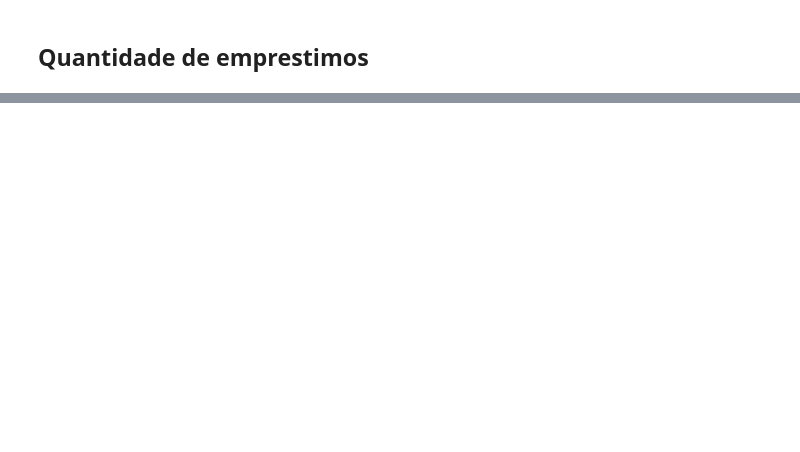
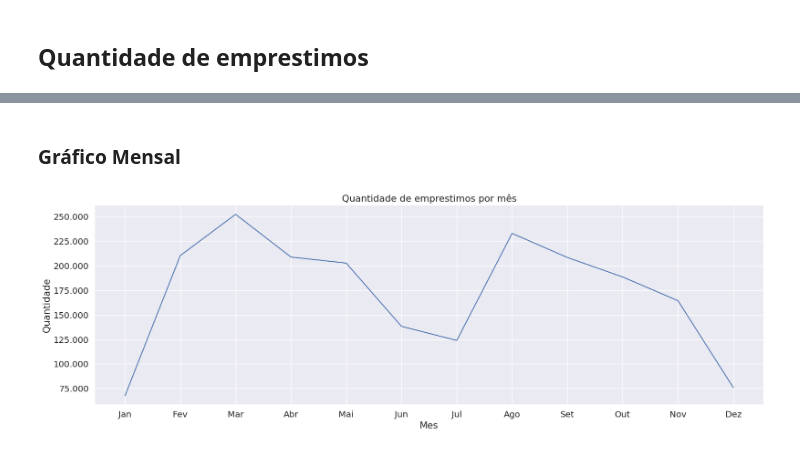
Before and after one commit to Beckyyy07/7DaysOfCodeAlura, a Jupyter notebook: 7DaysOfCode.ipynb, the cells around one changed output, grey strips where cells are left out. Cells and saved outputs as stored; diff of their text form; code cells hidden in the pictures; blank space fills up the shorter version.

```diff
--- a/7DaysOfCode.ipynb
+++ b/7DaysOfCode.ipynb
@@ -609,0 +345,4 @@ Análise:
+# %%
+emprestimos_por_mes = data_emprestimo.groupby(data_emprestimo['Data'].dt.month)['Quantidade'].sum().to_frame()
+emprestimos_por_mes.index.name = 'Mes'
+emprestimos_por_mes
@@ -609,0 +364,6 @@ Análise:
+# %%
+#Modificando os números por nomes dos meses
+dicionario_meses = {1:'Jan',2:'Fev',3:'Mar',4:'Abr',5:'Mai', 6:'Jun', 7:'Jul',8:'Ago', 9:'Set',10:'Out',11:'Nov',12:'Dez'}
+#Mapeando e atribuindo novos rótulos aos índices
+emprestimos_por_mes.index = emprestimos_por_mes.index.map(dicionario_meses)
+emprestimos_por_mes
@@ -609,0 +385,9 @@ Análise:
+# %% [markdown]
+### Gráfico Mensal
+# %%
+grafico_mes = sns.lineplot(data = emprestimos_por_mes, x = 'Mes', y = 'Quantidade')
+grafico_mes.set_title('Quantidade de emprestimos por mês')
+grafico_mes.yaxis.set_major_formatter(ticker.FuncFormatter(lambda x, p: format(int(x), ',').replace(',','.')))
+plt.show(grafico_mes)
+# %% [output]
+[figure, added]
```
Also changed, not shown: parts of 114 cells of this notebook.
